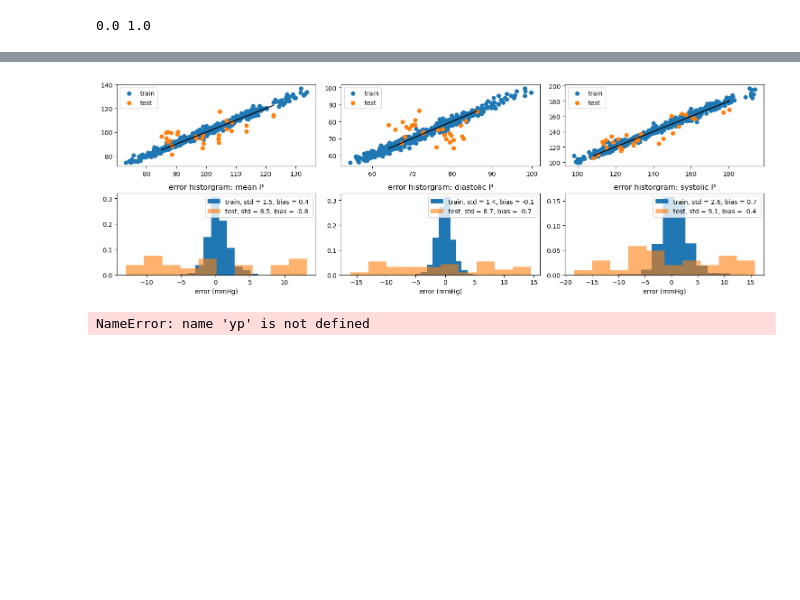
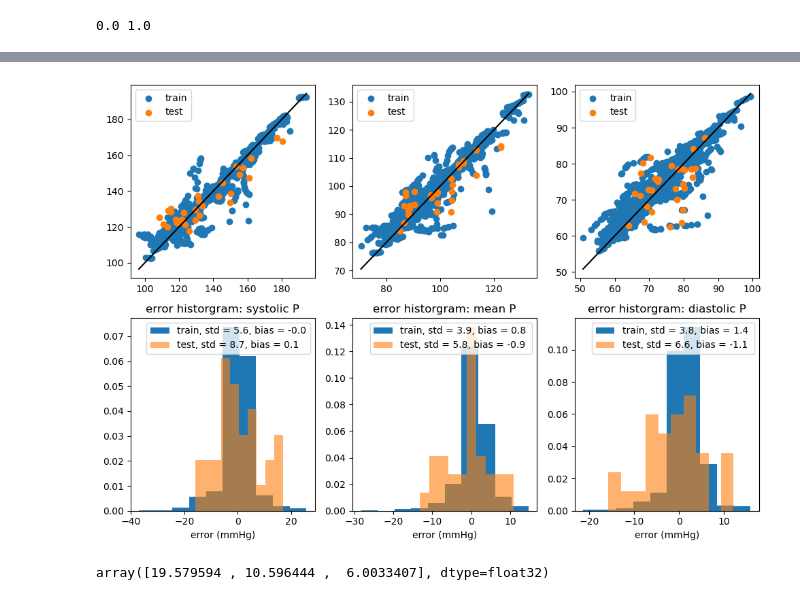
Before and after one commit to Shroff20/SP_DP_Prediction, a Jupyter notebook: code/not_working/timeseries_fit_v02.ipynb, the cells around one changed output, grey strips where cells are left out. Cells and saved outputs as stored; diff of their text form; code cells hidden in the pictures; blank space fills up the shorter version.

```diff
--- a/code/timeseries_fit.ipynb
+++ b/code/not_working/timeseries_fit_v02.ipynb
@@ -151,7 +208,7 @@ def normaize_data(XX, reverse = False, Xnorm = (0, 1)):
 N_test = 30  # dont duplicate test data into training
 
 
-def gen_synthetic_data(XX, YY, mag = 2.5, multiple = 2, N_test = N_test):
+def gen_synthetic_data(XX, YY, mag = 2.5, multiple = 3, N_test = N_test):
     print(XX.shape, YY.shape)
     for j in range(multiple):
         XX2 = XX[N_test:,:,:].copy()
@@ -204,12 +262,12 @@ torch.Size([652, 100, 3]) torch.Size([652, 1, 3])
 torch.Size([30, 1, 3]) torch.Size([30, 1, 3])
 # %%
 class neural_network(nn.Module):
-    def __init__(self, input_size , output_size, hidden_size = 75, num_layers = 4):
+    def __init__(self, input_size , output_size, hidden_size = 200, num_layers = 2):
         super(neural_network,self).__init__()
         self.fc0 = nn.Linear(in_features=input_size,out_features=5*input_size)
         self.lstm = nn.LSTM(input_size=5*input_size,hidden_size=hidden_size,num_layers=num_layers,batch_first=True, bidirectional=True)
         self.fc1 = nn.Linear(in_features=2*hidden_size,out_features=output_size)
-        self.dropout = nn.Dropout(p = .1)
+        self.dropout = nn.Dropout(p = .2)
 
     def forward(self,x):
         output = x
@@ -238,6 +296,7 @@ losses_test = []
 no_improvement_count = 0
 loss_to_beat = 999999.0
 
+model_best = copy.deepcopy(model)
 
 for i in range(epochs):
         model.train()
@@ -256,18 +315,20 @@ for i in range(epochs):
                 scheduler.step(loss_test)
 
         if i%10 ==0:
-                print(f'{i}, train loss = {loss_train:.4e}, test loss = {loss_test:.4e}, no improvement for epochs = {no_improvement_count}, lr = {scheduler.get_last_lr()[0]:.2e}')
+                print(f'{i}, train loss = {loss_train:.3e}, test loss = {loss_test:.3e}, loss_to_beat = {loss_to_beat:.3e}, no improvement for epochs = {no_improvement_count}, lr = {scheduler.get_last_lr()[0]:.2e}')
 
         loss_train = loss_train.cpu().detach().numpy()
         loss_test = loss_test.cpu().detach().numpy()
 
         if loss_test < loss_to_beat:
-                loss_to_beat = loss_test
+                loss_to_beat = 0.9*loss_to_beat + 0.1*loss_test
                 no_improvement_count = 0
+                model_best = copy.deepcopy(model)
+
         else:
                 no_improvement_count = no_improvement_count+1
 
-        if no_improvement_count > 1000:  # early stopping
+        if no_improvement_count > 2000:  # early stopping
                 print('early stopping activated')
                 break
 
@@ -302,3 +363,12 @@ ax.set_yscale('log')
+# %%
+model_best.lstm.flatten_parameters()
+with torch.no_grad():
+        model_best.eval()
+        YY_pred_test = model_best(XX_test)
+        YY_pred_train = model_best(XX_train)
+
+        # YY_pred_test = model(XX_test)
+        # YY_pred_train = model(XX_train)
 # %%
 
 def t2n(x):
@@ -323,38 +393,38 @@ def calculate_error(yp, ya):
     error = yp - ya
     std_error = np.std(error, axis = 0)
     bias_error = np.mean(error, axis = 0)
 
     return error, std_error, bias_error
 
 error_train, std_error_train, bias_error_train = calculate_error(yp_train, ya_train)
 error_test, std_error_test, bias_error_test = calculate_error(yp_test, ya_test)
 
 
-targets = ['mean P', 'diastolic P', 'systolic P']
+targets = ['systolic P', 'mean P', 'diastolic P']
 fig, ax = plt.subplots(2, N_targets)
 
 for i in range(N_targets):
 
 
     ax[0,i].scatter(ya_train[:,i], yp_train[:,i], label = 'train')
     ax[0,i].scatter(ya_test[:,i], yp_test[:,i], label = 'test')
-    ax[0,i].plot([np.min(ya_test[:,i]), np.max(ya_test[:,i])], [np.min(ya_test[:,i]), np.max(ya_test[:,i])], color = 'k')
+    ax[0,i].plot([np.min(ya_train[:,i]), np.max(ya_train[:,i])], [np.min(ya_train[:,i]), np.max(ya_train[:,i])], color = 'k')
     ax[0,i].legend()
 
 
 
     ax[1,i].hist(error_train[:, i], label = f'train, std = {std_error_train[i]:.1f}, bias = {bias_error_train[i]:.1f}', density = True, alpha = 1)
     ax[1,i].hist(error_test[:, i], label = f'test, std = {std_error_test[i]:.1f}, bias = {bias_error_test[i]:.1f} ', density = True, alpha = .6)
     ax[1,i].set_xlabel('error (mmHg)')
     ax[1,i].set_title(f'error historgram: {targets[i]}')
     ax[1,i].legend()
 
 
-fig.set_size_inches(15, 5)
+fig.set_size_inches(10, 7)
 fig.tight_layout()
 # %% [output]
-[figure, old version]
+[figure, new version]
-# %%
-yp.shape
-# %% [output]
-NameError: name 'yp' is not defined
+# %%
+np.std(ya_test, axis = 0)
+# %% [output]
+array([19.579594 , 10.596444 ,  6.0033407], dtype=float32)
```
Also changed, not shown: parts of 10 cells of this notebook, 12 other files.
